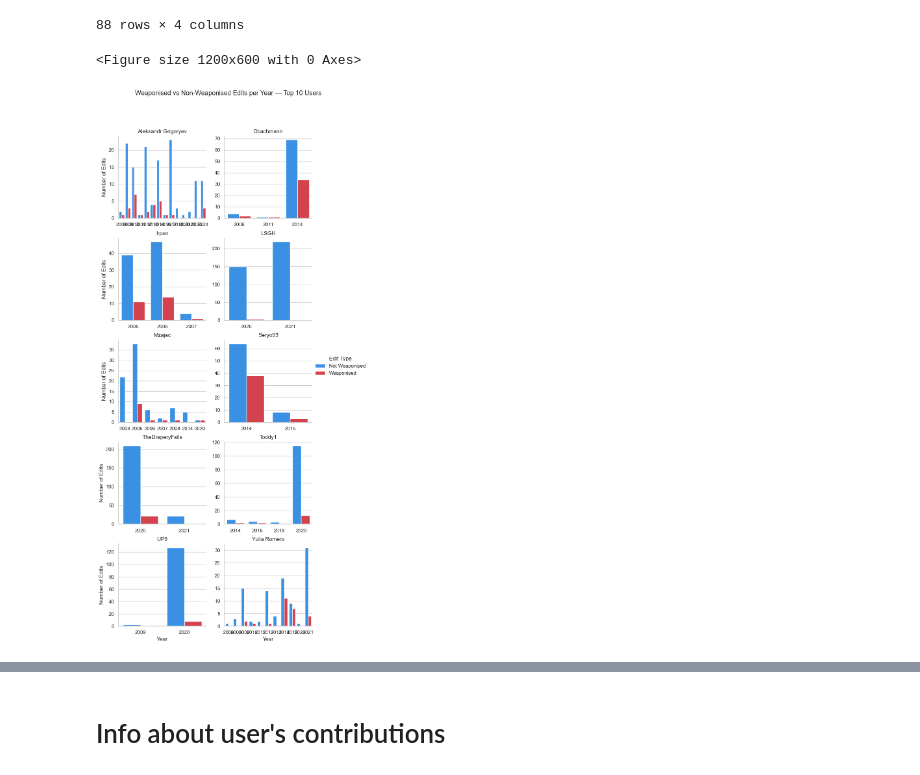
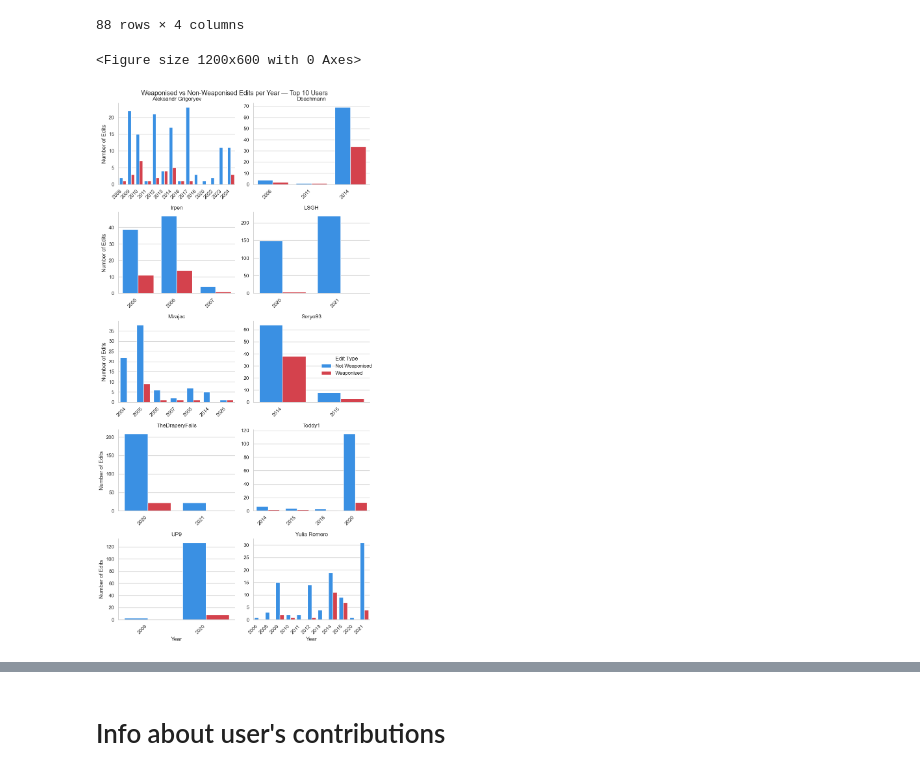
Before and after one commit to dh-epfl-students/dhlab-cultural-weaponisation-ukraine-benchmark, a Jupyter notebook: notebooks/maxime_all_users_analysis_.ipynb, the cells around one changed output, grey strips where cells are left out. Cells and saved outputs as stored; diff of their text form; code cells hidden in the pictures.

```diff
--- a/notebooks/maxime_all_users_analysis_.ipynb
+++ b/notebooks/maxime_all_users_analysis_.ipynb
@@ -95,5 +83,9 @@ array(['Not Weaponised', 'Weaponised', 'Unknown'], dtype=object)
 # %%
-df["is_anon"] = df["user"].str.contains(r"^\d{1,3}\.", na=False)
+ipv4_ipv6_pattern = (
+    r"^(?:\d{1,3}\.){3}\d{1,3}$|"  # IPv4
+    r"^(?:[A-Fa-f0-9]{0,4}:){2,7}[A-Fa-f0-9]{0,4}$"  # IPv6
+)
+df["is_anon"] = df["user"].str.contains(ipv4_ipv6_pattern, na=False)
 df['is_bot'] = df['user'].str.contains('bot', case=False, na=False)
 
 all_users_data = {
@@ -114,8 +106,7 @@ all_users_data = {
 
     # Weaponisation counts
     "weaponised_edits": int((df["weaponised"] == "Weaponised").sum()),
-    "non_weaponised_edits": int((df["weaponised"] == "Not Weaponised").sum()),
-    "unknown_weaponised_edits": int((df["weaponised"] == "Unknown").sum())
+    "non_weaponised_edits": int((df["weaponised"] == "Not Weaponised").sum())
 }
 
 all_users_data
@@ -164,17 +153,14 @@ plt.show()
 # %%
-import pandas as pd
-import seaborn as sns
-import matplotlib.pyplot as plt
-
 # Tag each edit with its user type
 def get_user_type(row):
-
     if row["is_anon"]:
         return "Anonymous (IP)"
+    elif row["is_bot"]:
+        return "Bot"
     else:
         return "Registered"
 
-df["user_type"] = df.apply(get_user_type, axis=1)
+df['user_type'] = df.apply(get_user_type, axis=1)
 
 # Count how many edits of each type are weaponised / non-weaponised
 comparison = (
@@ -191,7 +177,6 @@ comparison["percentage"] = (comparison["count"] / comparison["total"]) * 100
 custom_palette = {
     "Weaponised": "#ed2939",      # red
     "Not Weaponised": "#1e90ff",   # royal blue
-    "Unknown": "#000"
 }
 
 sns.set(style="whitegrid")
@@ -218,14 +203,14 @@ plt.show()
 # %%
 top_users = (
-    df[df["comment"].notna()]
+    df
     .groupby("user")
     .size()
     .sort_values(ascending=False)
     .head(10)
     .index
 )
-top_users = list(top_users)
-top_users
+top_users_list = list(top_users)
+top_users_list
 # %% [output]
 ['LSGH',
  'TheDraperyFalls',
@@ -239,7 +224,7 @@ top_users
  'Mzajac']
 # %%
 # jsut a subset of data for now. subset of df but with only the edits made by the top_users.
-df_top = df[df["user"].isin(top_users)]
+df_top = df[df["user"].isin(top_users_list)]
 
 # count edits per (user, year, weaponised)
 grouped = (
@@ -263,31 +248,36 @@ grouped
 | 87 | Yulia Romero | 2021 | Weaponised | 4 |
 88 rows × 4 columns
 # %%
-import seaborn as sns
-import matplotlib.pyplot as plt
-
 # Ensure seaborn style
 custom_palette = {
     "Weaponised": "#ed2939",      # red
-    "Not Weaponised": "#1e90ff"
+    "Not Weaponised": "#1e90ff"   # blue
 }
 sns.set(style="whitegrid")
 
 plt.figure(figsize=(12, 6))
 
 # Create the barplot
 g = sns.FacetGrid(grouped, col="user", col_wrap=2, height=3.5, sharey=False, sharex=False)
 g.map_dataframe(sns.barplot, x="year", y="count", hue="weaponised", palette=custom_palette, errorbar=None)
 g.add_legend(title="Edit Type")
 
 g.set_titles("{col_name}")
 g.set_axis_labels("Year", "Number of Edits")
 
 plt.subplots_adjust(top=0.9)
 g.fig.suptitle("Weaponised vs Non-Weaponised Edits per Year — Top 10 Users")
+
+for ax in g.axes.flatten():
+    for label in ax.get_xticklabels():
+        label.set_rotation(45)
+        label.set_ha('right')
+
+plt.tight_layout()
 fig_title = 'Weaponised vs Non-Weaponised Edits per Year — Top 10 Users'
+plt.xticks(rotation=45, ha='right')
 plt.savefig(f"../plots/All Users Analysis/{fig_title}.png", dpi=300, bbox_inches='tight')
 plt.show()
 # %% [output]
 <Figure size 1200x600 with 0 Axes>
-[figure, old version]
+[figure, new version]
```
Also changed, not shown: parts of 32 cells of this notebook, 9 other files.
